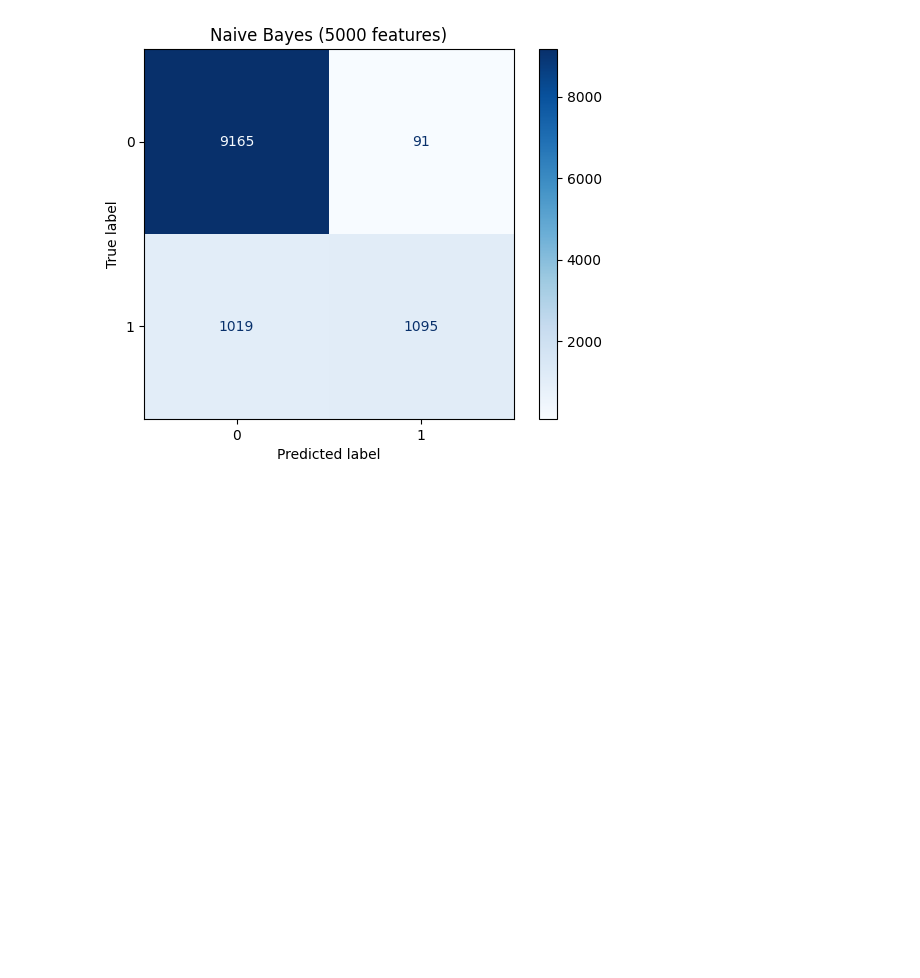
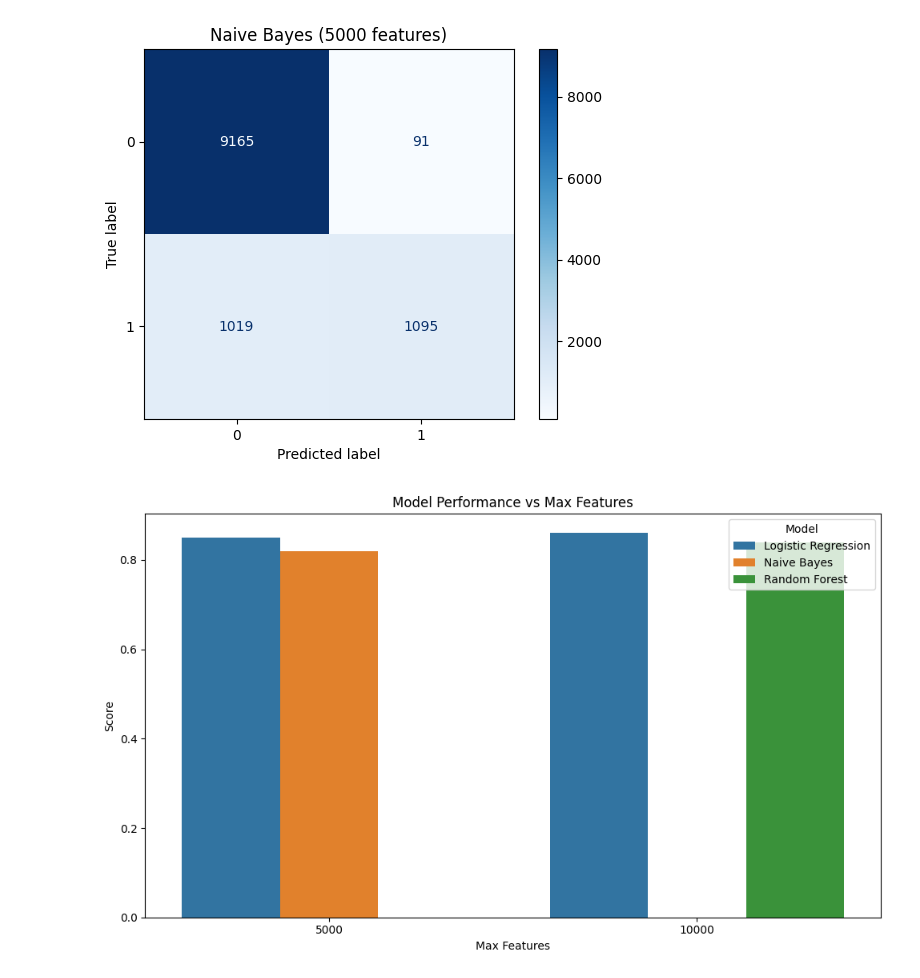
Before and after one commit to 2303A51376/Natural-Language-Processing, a Jupyter notebook: LAB5_NLP_1376.ipynb, the cells around one changed output. Drawn from its saved outputs; the diff is of its cells as text; code cells hidden in the pictures; blank space fills up the shorter version.

```diff
--- a/LAB5_NLP_1376.ipynb
+++ b/LAB5_NLP_1376.ipynb
@@ -74,3 +74,26 @@ plt.title(f"{best['Model']} ({int(best['Max Features'])} features)")
 plt.show()
 # %% [output]
 [figure]
+# %%
+results = [
+    {"model": "Logistic Regression", "max_features": 5000, "score": 0.85},
+    {"model": "Logistic Regression", "max_features": 10000, "score": 0.86},
+    {"model": "Naive Bayes", "max_features": 5000, "score": 0.82},
+    {"model": "Random Forest", "max_features": 10000, "score": 0.84},
+    # ...
+]
+# %%
+import pandas as pd
+import matplotlib.pyplot as plt
+import seaborn as sns
+df = pd.DataFrame(results)
+plt.figure(figsize=(10, 6))
+sns.barplot(data=df, x='max_features', y='score', hue='model')
+plt.title("Model Performance vs Max Features")
+plt.xlabel("Max Features")
+plt.ylabel("Score")
+plt.legend(title="Model")
+plt.tight_layout()
+plt.show()
+# %% [output]
+[figure, added]
```
